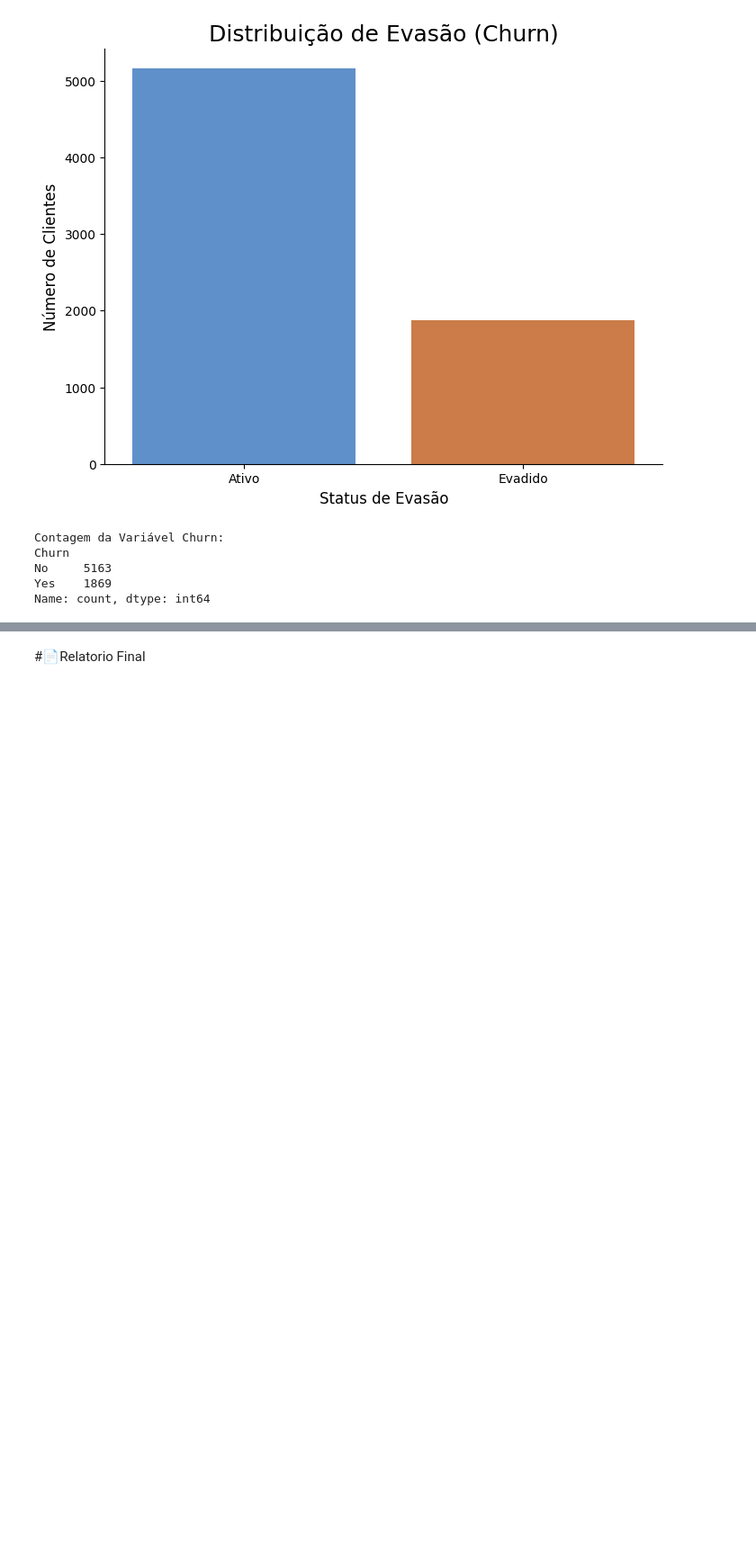
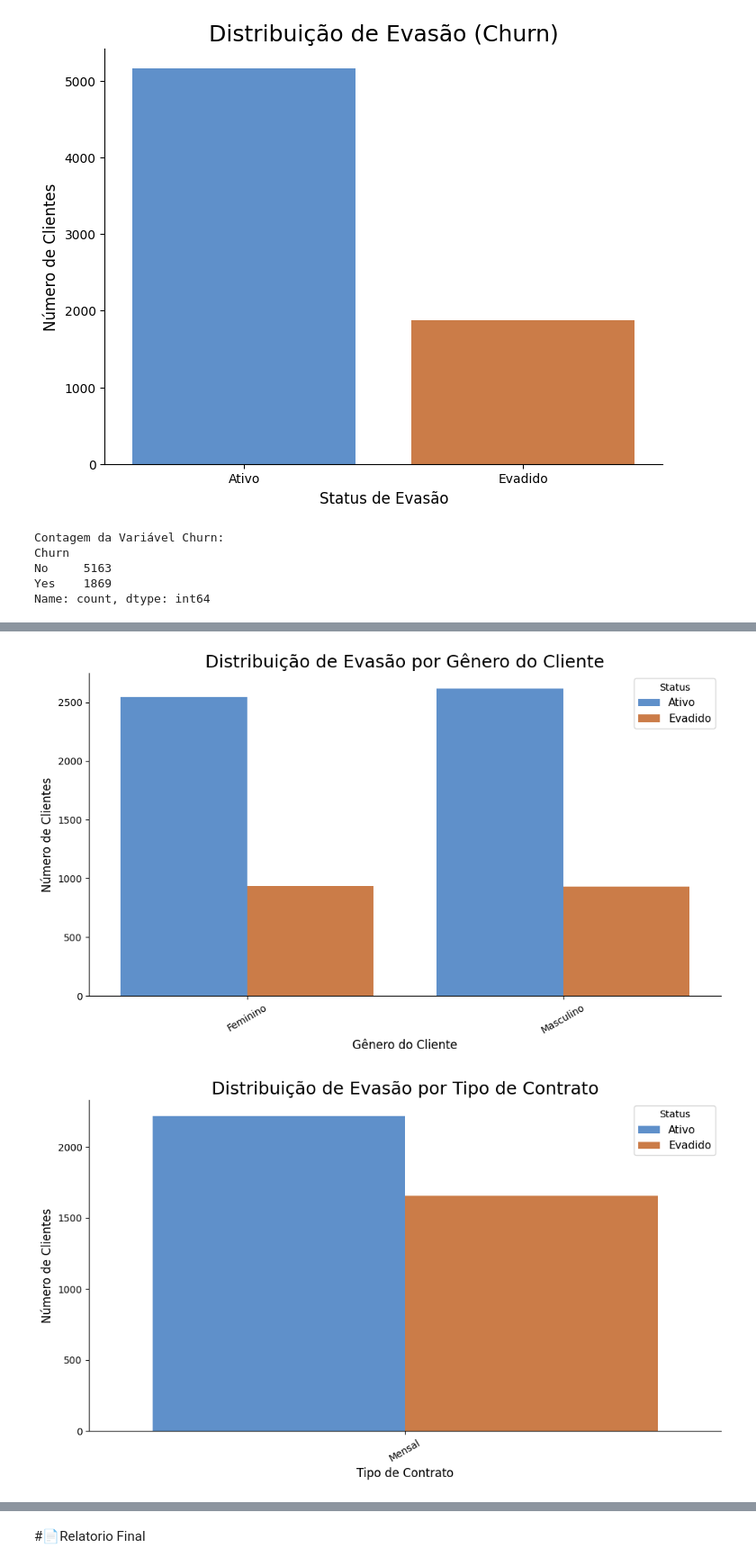
Before and after one commit to ceciliabelem/telecomx_br, a Jupyter notebook: telecomx_br.ipynb, the cells around one changed output, grey strips where cells are left out. Shown at 90% size. Drawn from its saved outputs; the diff is of its cells as text; code cells hidden in the pictures; blank space fills up the shorter version.

```diff
--- a/telecomx_br.ipynb
+++ b/telecomx_br.ipynb
@@ -773,0 +667,52 @@ True                       2117      850
+# %%
+# Mapas para tradução dos valores de cada coluna
+mapas_traducao = {
+    'customer_gender': {
+        'Female': 'Feminino',
+        'Male': 'Masculino'
+    },
+    'account_Contract': {
+        'Month-to-month': 'Mensal',
+        'One_year': 'Anual (1 ano)',
+        'Two_year': 'Anual (2 anos)'
+    },
+    'account_PaymentMethod': {
+        'Bank transfer (automatic)': 'Transferência Bancária (Automático)',
+        'Credit card (automatic)': 'Cartão de Crédito (Automático)',
+        'Electronic check': 'Cheque Eletrônico',
+        'Mailed check': 'Cheque Enviado pelo Correio'
+    },
+    'account_PaperlessBilling': {
+        True: 'Sim',
+        False: 'Não'
+    }
+}
+
+categorical_vars = {
+    'customer_gender': 'Gênero do Cliente',
+    'account_Contract': 'Tipo de Contrato',
+    'account_PaymentMethod': 'Método de Pagamento',
+    'account_PaperlessBilling': 'Faturamento Sem Papel'
+}
+
+for col, titulo in categorical_vars.items():
+    plt.figure(figsize=(10, 6))
+    # Criar uma série temporária traduzida para os ticks do gráfico
+    dados_traduzidos = dados[col].map(mapas_traducao[col])
+
+    sns.countplot(x=dados_traduzidos, hue=dados['Churn'], palette=churn_colors)
+    plt.title(f'Distribuição de Evasão por {titulo}', fontsize=18)
+    plt.xlabel(titulo, fontsize=12)
+    plt.ylabel('Número de Clientes', fontsize=12)
+    plt.xticks(rotation=30, fontsize=10)
+
+    handles, labels = plt.gca().get_legend_handles_labels()
+    labels_pt = [rotulos_churn.get(label, label) for label in labels]
+    plt.legend(handles, labels_pt, title='Status', fontsize=11)
+
+    sns.despine()
+    plt.tight_layout()
+    plt.show()
+# %% [output]
+[figure, added]
+[figure, added]
```
Also changed, not shown: parts of 14 cells of this notebook.
